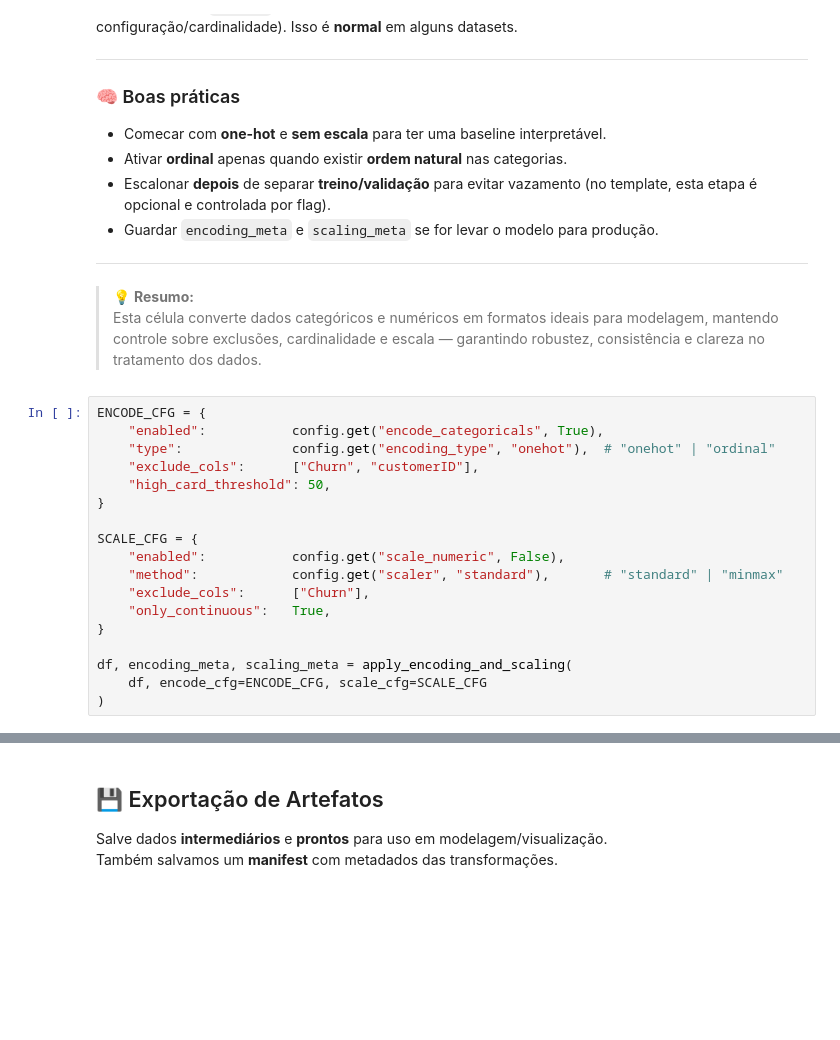
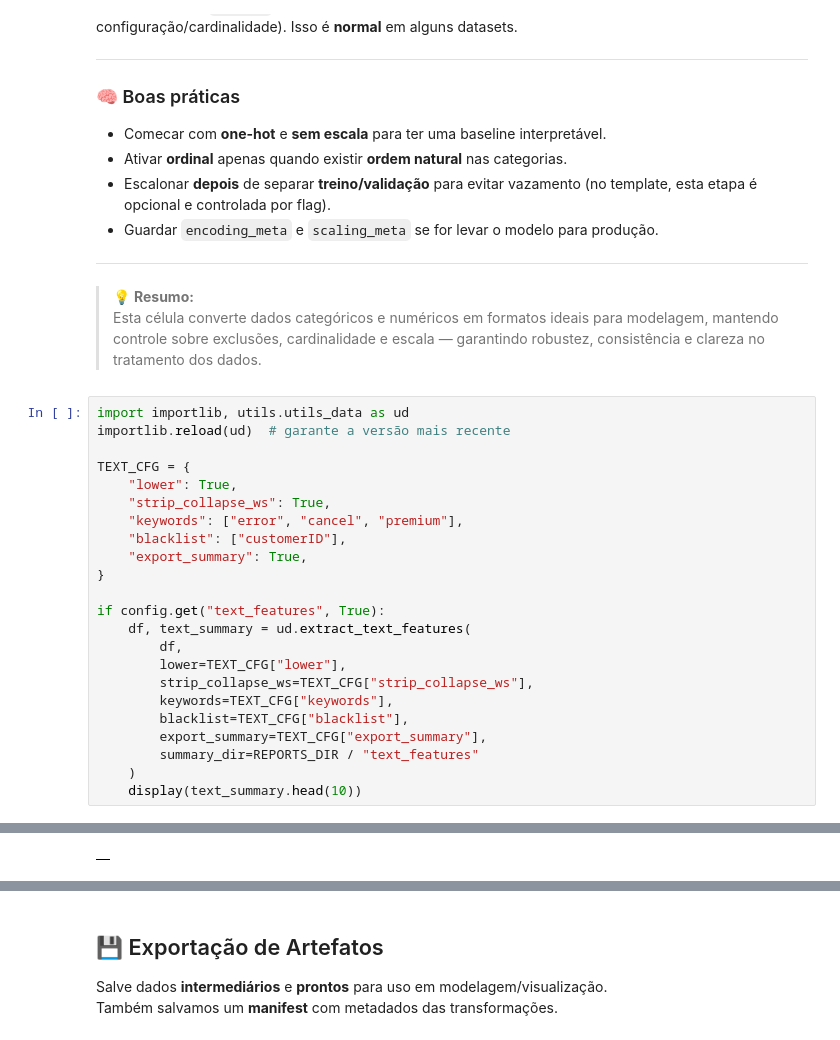
Before and after one commit to FabioAguiar/data-project-template, a Jupyter notebook: notebooks/01_data_preparation_template.ipynb, the cells around one changed output, grey strips where cells are left out. Cells and saved outputs as stored; diff of their text form; blank space fills up the shorter version.

```diff
--- a/notebooks/01_data_preparation_template.ipynb
+++ b/notebooks/01_data_preparation_template.ipynb
@@ -1319,21 +1324,26 @@ Se o log mostrar `cols=[]`, significa que **não há colunas categóricas** eleg
 > 💡 **Resumo:**
 > Esta célula converte dados categóricos e numéricos em formatos ideais para modelagem, mantendo controle sobre exclusões, cardinalidade e escala — garantindo robustez, consistência e clareza no tratamento dos dados.
 # %%
-ENCODE_CFG = {
-    "enabled":           config.get("encode_categoricals", True),
-    "type":              config.get("encoding_type", "onehot"),  # "onehot" | "ordinal"
-    "exclude_cols":      ["Churn", "customerID"],
-    "high_card_threshold": 50,
+import importlib, utils.utils_data as ud
+importlib.reload(ud)  # garante a versão mais recente
+
+TEXT_CFG = {
+    "lower": True,
+    "strip_collapse_ws": True,
+    "keywords": ["error", "cancel", "premium"],
+    "blacklist": ["customerID"],
+    "export_summary": True,
 }
 
-SCALE_CFG = {
-    "enabled":           config.get("scale_numeric", False),
-    "method":            config.get("scaler", "standard"),       # "standard" | "minmax"
-    "exclude_cols":      ["Churn"],
-    "only_continuous":   True,
-}
-
-df, encoding_meta, scaling_meta = apply_encoding_and_scaling(
-    df, encode_cfg=ENCODE_CFG, scale_cfg=SCALE_CFG
-)
+if config.get("text_features", True):
+    df, text_summary = ud.extract_text_features(
+        df,
+        lower=TEXT_CFG["lower"],
+        strip_collapse_ws=TEXT_CFG["strip_collapse_ws"],
+        keywords=TEXT_CFG["keywords"],
+        blacklist=TEXT_CFG["blacklist"],
+        export_summary=TEXT_CFG["export_summary"],
+        summary_dir=REPORTS_DIR / "text_features"
+    )
+    display(text_summary.head(10))
 # %% [output]
@@ -1340,0 +1353 @@ df, encoding_meta, scaling_meta = apply_encoding_and_scaling(
+|  |
```
Also changed, not shown: parts of 16 cells of this notebook, 8 other files.
